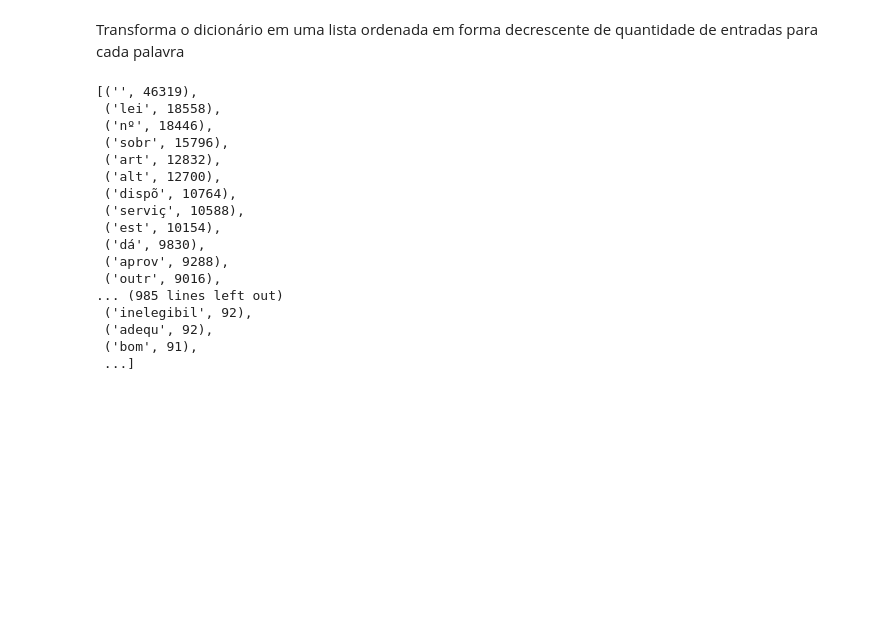
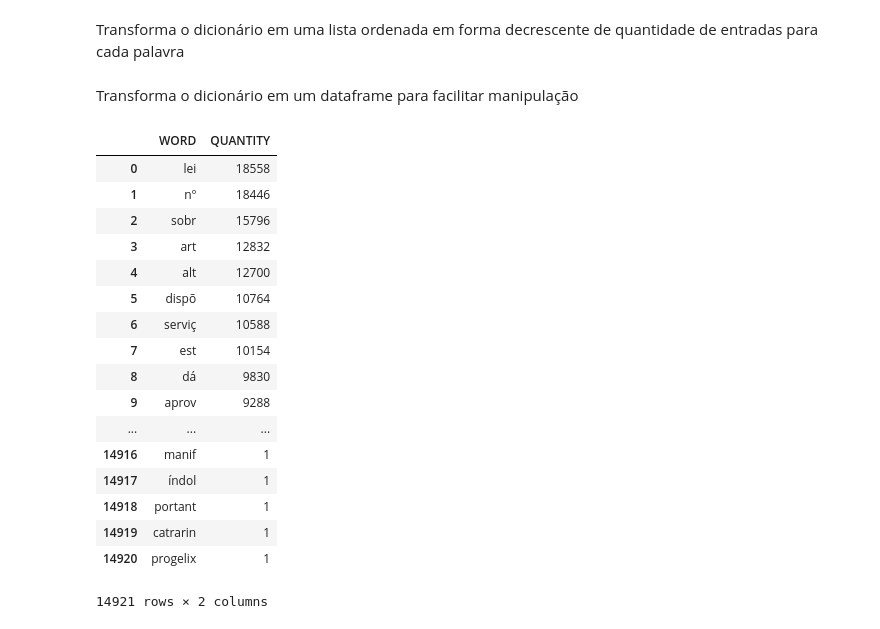
Before and after one commit to DiegoKremer/meu-politico, a Jupyter notebook: data_analysis/analise_proposicoes.ipynb, the cells around one changed output. Cells and saved outputs as stored; diff of their text form; code cells hidden in the pictures; blank space fills up the shorter version.

```diff
--- a/data_analysis/analise_proposicoes.ipynb
+++ b/data_analysis/analise_proposicoes.ipynb
@@ -559,23 +559,28 @@ Transforma o dicionário em uma lista ordenada em forma decrescente de quantidad
 # %%
 import operator
 sorted_wordcount = sorted(wordcount.items(), key=operator.itemgetter(1), reverse=True)
-# %%
-sorted_wordcount
-# %% [output]
-[('', 46319),
- ('lei', 18558),
- ('nº', 18446),
- ('sobr', 15796),
- ('art', 12832),
- ('alt', 12700),
- ('dispõ', 10764),
- ('serviç', 10588),
- ('est', 10154),
- ('dá', 9830),
- ('aprov', 9288),
- ('outr', 9016),
-... (985 lines left out)
- ('inelegibil', 92),
- ('adequ', 92),
- ('bom', 91),
- ...]
+# %% [markdown]
+Transforma o dicionário em um dataframe para facilitar manipulação
+# %%
+wordcount = pd.DataFrame.from_dict(sorted_wordcount)
+wordcount.columns = ['WORD', 'QUANTITY']
+wordcount
+# %% [output]
+|  | WORD | QUANTITY |
+| 0 | lei | 18558 |
+| 1 | nº | 18446 |
+| 2 | sobr | 15796 |
+| 3 | art | 12832 |
+| 4 | alt | 12700 |
+| 5 | dispõ | 10764 |
+| 6 | serviç | 10588 |
+| 7 | est | 10154 |
+| 8 | dá | 9830 |
+| 9 | aprov | 9288 |
+| ... | ... | ... |
+| 14916 | manif | 1 |
+| 14917 | índol | 1 |
+| 14918 | portant | 1 |
+| 14919 | catrarin | 1 |
+| 14920 | progelix | 1 |
+14921 rows × 2 columns
```
Also changed, not shown: parts of 9 cells of this notebook.
